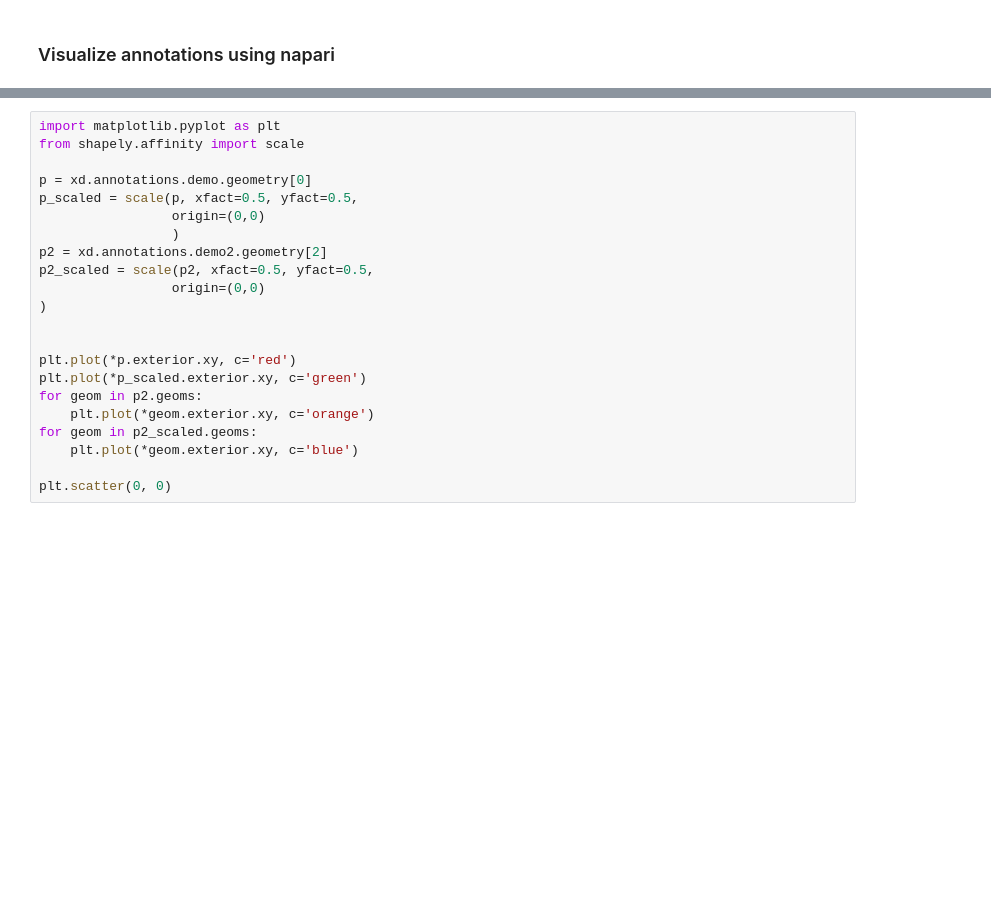
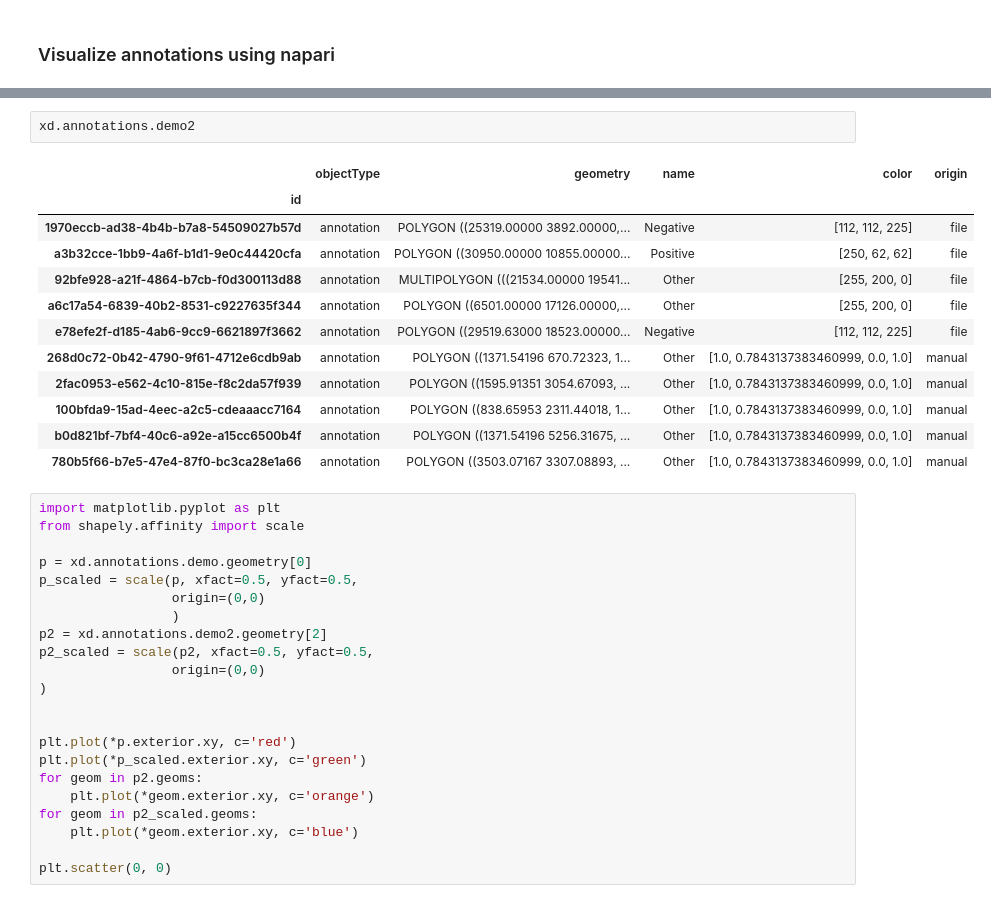
Before and after one commit to b-lemke98/InSituPy-1, a Jupyter notebook: notebooks/dev/04_InSituPy_demo_annotations_widget_tests.ipynb, the cells around one changed output, grey strips where cells are left out. Drawn from its saved outputs; the diff is of its cells as text; blank space fills up the shorter version.

Commit message:
fix annot storage and vis

```diff
--- a/notebooks/dev/04_InSituPy_demo_annotations_widget_tests.ipynb
+++ b/notebooks/dev/04_InSituPy_demo_annotations_widget_tests.ipynb
@@ -180,3 +210,18 @@ array([[4152.4625, 4575.975 ],
+# %%
+xd.annotations.demo2
+# %% [output]
+|  | objectType | geometry | name | color | origin |
+| id |  |  |  |  |  |
+| 1970eccb-ad38-4b4b-b7a8-54509027b57d | annotation | POLYGON ((25319.00000 3892.00000,... | Negative | [112, 112, 225] | file |
+| a3b32cce-1bb9-4a6f-b1d1-9e0c44420cfa | annotation | POLYGON ((30950.00000 10855.00000... | Positive | [250, 62, 62] | file |
+| 92bfe928-a21f-4864-b7cb-f0d300113d88 | annotation | MULTIPOLYGON (((21534.00000 19541... | Other | [255, 200, 0] | file |
+| a6c17a54-6839-40b2-8531-c9227635f344 | annotation | POLYGON ((6501.00000 17126.00000,... | Other | [255, 200, 0] | file |
+| e78efe2f-d185-4ab6-9cc9-6621897f3662 | annotation | POLYGON ((29519.63000 18523.00000... | Negative | [112, 112, 225] | file |
+| 268d0c72-0b42-4790-9f61-4712e6cdb9ab | annotation | POLYGON ((1371.54196 670.72323, 1... | Other | [1.0, 0.7843137383460999, 0.0, 1.0] | manual |
+| 2fac0953-e562-4c10-815e-f8c2da57f939 | annotation | POLYGON ((1595.91351 3054.67093, ... | Other | [1.0, 0.7843137383460999, 0.0, 1.0] | manual |
+| 100bfda9-15ad-4eec-a2c5-cdeaaacc7164 | annotation | POLYGON ((838.65953 2311.44018, 1... | Other | [1.0, 0.7843137383460999, 0.0, 1.0] | manual |
+| b0d821bf-7bf4-40c6-a92e-a15cc6500b4f | annotation | POLYGON ((1371.54196 5256.31675, ... | Other | [1.0, 0.7843137383460999, 0.0, 1.0] | manual |
+| 780b5f66-b7e5-47e4-87f0-bc3ca28e1a66 | annotation | POLYGON ((3503.07167 3307.08893, ... | Other | [1.0, 0.7843137383460999, 0.0, 1.0] | manual |
 # %%
 import matplotlib.pyplot as plt
 from shapely.affinity import scale
```
Also changed, not shown: parts of 8 cells of this notebook, 5 other files.
